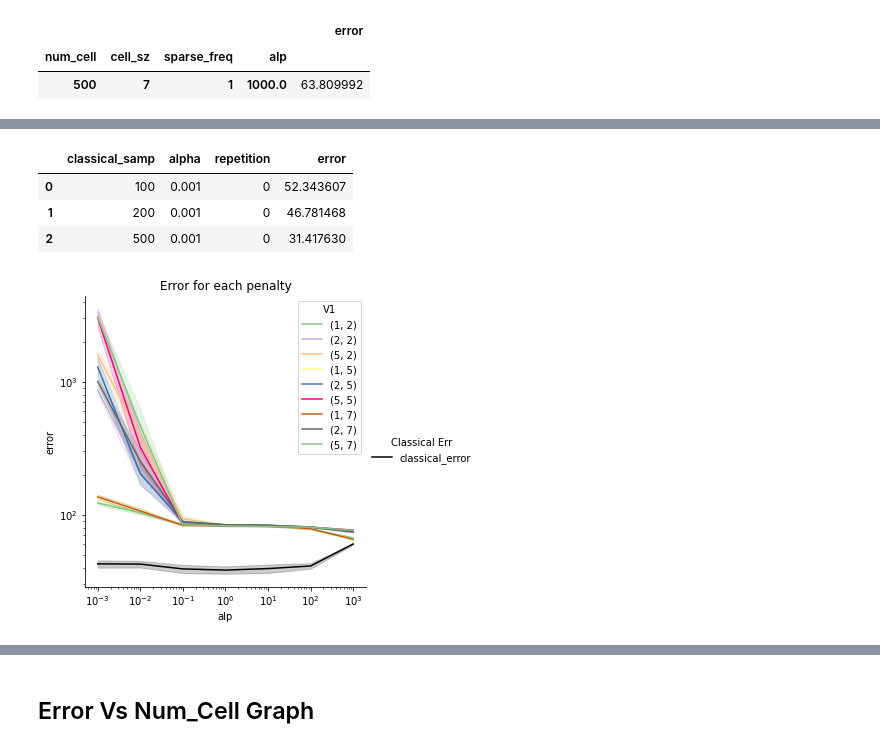
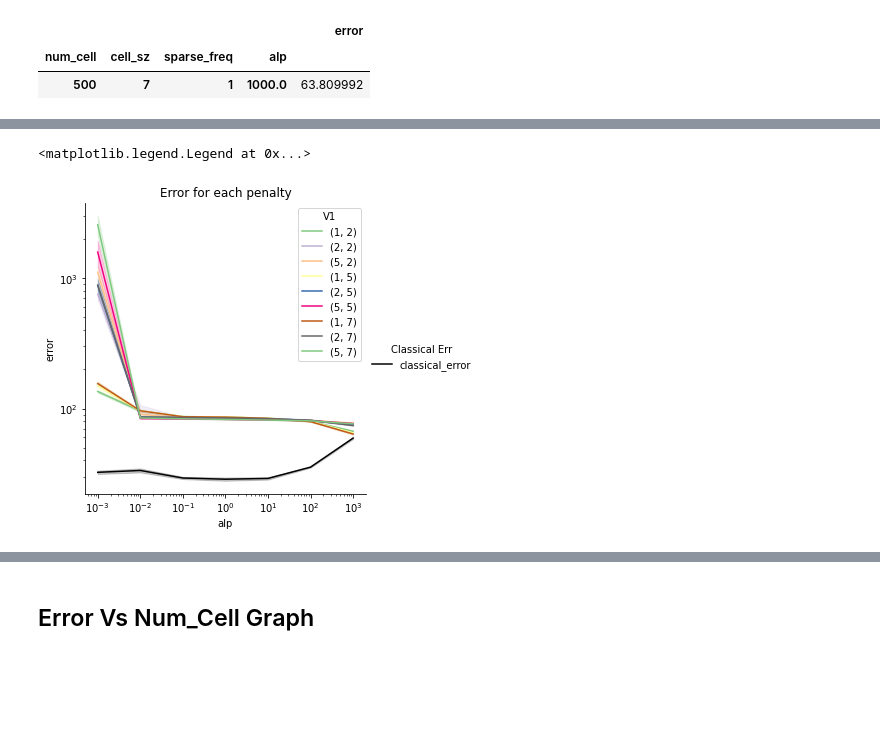
Before and after one commit to qkstngus000/Visual-Compressive-Sensing, a Jupyter notebook: Analyze_Data.ipynb, the cells around one changed output, grey strips where cells are left out. Cells and saved outputs as stored; diff of their text form; code cells hidden in the pictures; blank space fills up the shorter version.

```diff
--- a/Analyze_Data.ipynb
+++ b/Analyze_Data.ipynb
@@ -23,5 +25,5 @@ import os.path
 # %%
-working_img = 'city_part3.jpg'
+working_img = 'city_part3.png'
 # %%
 # Work on previously saved data
 params_df = pd.read_csv('result/{img}/V1/param_Tue_Jul_12_15_29_48_2022.csv'.format(img = working_img.split('.')[0]))
@@ -39,4 +41,4 @@ for index in params_df.columns:
 #     if (index == 'Unnamed: 0') :
 #         total_df.drop('Unnamed: 0', axis = 1, inplace=True)
 # %%
-params_df.iloc[2]
+params_df = params_df[params_df['num_cell'] == num_cell]
@@ -51,19 +44,0 @@ Name: 2, dtype: float64
-# %%
-alp = 0.001
-num_cell = 100
-cell_sz = 1
-sparse_freq = 2
-
-img = Image.open("image/tree_part1.jpg")
-img = ImageOps.grayscale(img)
-img_arr = np.asarray(img)
-
-dim = img_arr.shape
-n,m = dim
-
-W = V1_weights(num_cell, dim, cell_sz, sparse_freq)
-y = generate_Y(W, img_arr)
-W_rev = W.reshape(num_cell, n, m)
-theta, reform, s = compress(W_rev, y, 1000)
-plt.imshow(reform.astype(int))# vmin = 0, vmax = 255)
-np.linalg.norm(img - reform, 'fro') / np.sqrt(m*n)
@@ -172,28 +124,24 @@ compress_param_df = pd.read_csv('result/{img}/Classical/Classical_Param_Tue_Jul_
 for index in compress_param_df.columns:
     if (index == 'Unnamed: 0') :
         compress_param_df.drop('Unnamed: 0', axis = 1, inplace=True)
-compress_param_df.head(3)
+compress_param_df = compress_param_df[compress_param_df['classical_samp'] == num_cell]
-# %% [output]
-|  | classical_samp | alpha | repetition | error |
-| 0 | 100 | 0.001 | 0 | 52.343607 |
-| 1 | 200 | 0.001 | 0 | 46.781468 |
-| 2 | 500 | 0.001 | 0 | 31.417630 |
 # %%
 save_path = os.path.join('./result/{img}/'.format(img = working_img.split('.')[0]))
 fig = sns.relplot(data = params_df, x = 'alp', y = 'error', kind='line', palette='Accent',
                   hue = params_df[['sparse_freq', 'cell_sz']].apply(tuple, axis = 1), legend = False)
 
 fig.set(title='Error for each penalty')
 fig.map(sns.lineplot, x = 'alpha', y = 'error', data = compress_param_df,
         label= 'classical_error', color = 'black', legend = True).add_legend(title='Classical Err', loc = 'right')
 fig.set(yscale='log')
 fig.set(xscale='log')
 plt.legend(title = 'V1', labels =['(1, 2)', '(2, 2)', '(5, 2)', '(1, 5)', '(2, 5)', '(5, 5)', '(1, 7)', '(2, 7)', '(5, 7)'])
 # plt.legend(title = 'Classical', label = ['classic'])
-fig.savefig(os.path.join(save_path, "Error_for_each_penalty_" + "_".join(
-    str.split(time.ctime().replace(":", "_"))) + ".png"), dpi = 200)
+# fig.savefig(os.path.join(save_path, "Error_for_each_penalty_" + "_".join(
+#     str.split(time.ctime().replace(":", "_"))) + ".png"), dpi = 200)
 # %% [output]
+<matplotlib.legend.Legend at 0x...>
-[figure, old version]
+[figure, new version]
 # %%
 save_path = os.path.join('./result/{img}/Classical/'.format(img = working_img.split('.')[0]))
 
```
Also changed, not shown: parts of 26 cells of this notebook, 57 other files.
